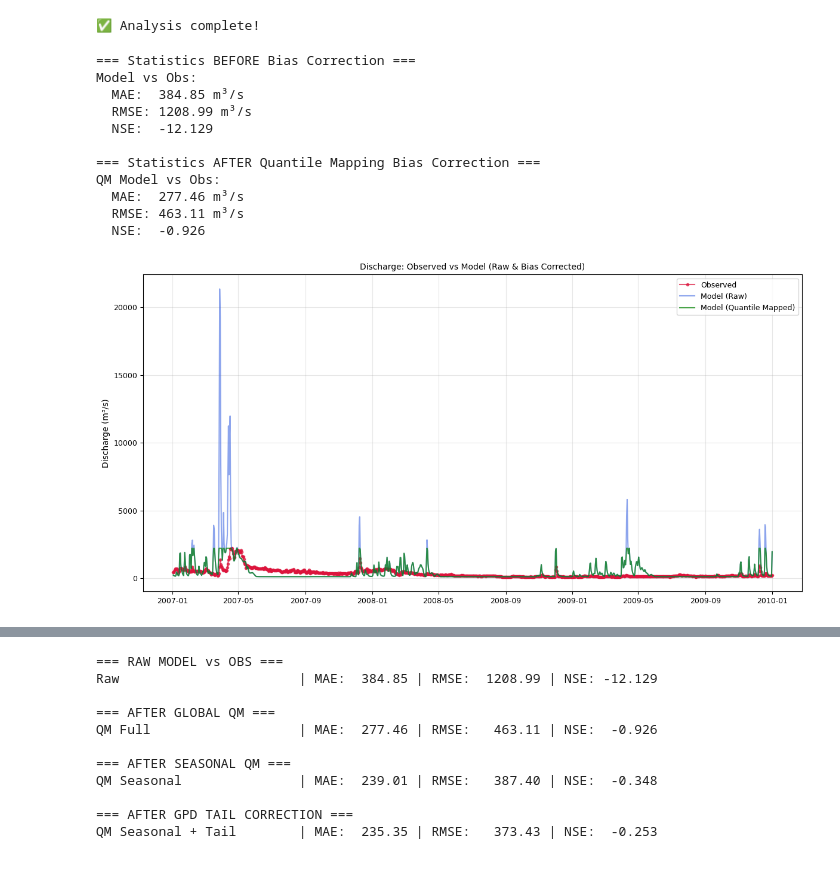
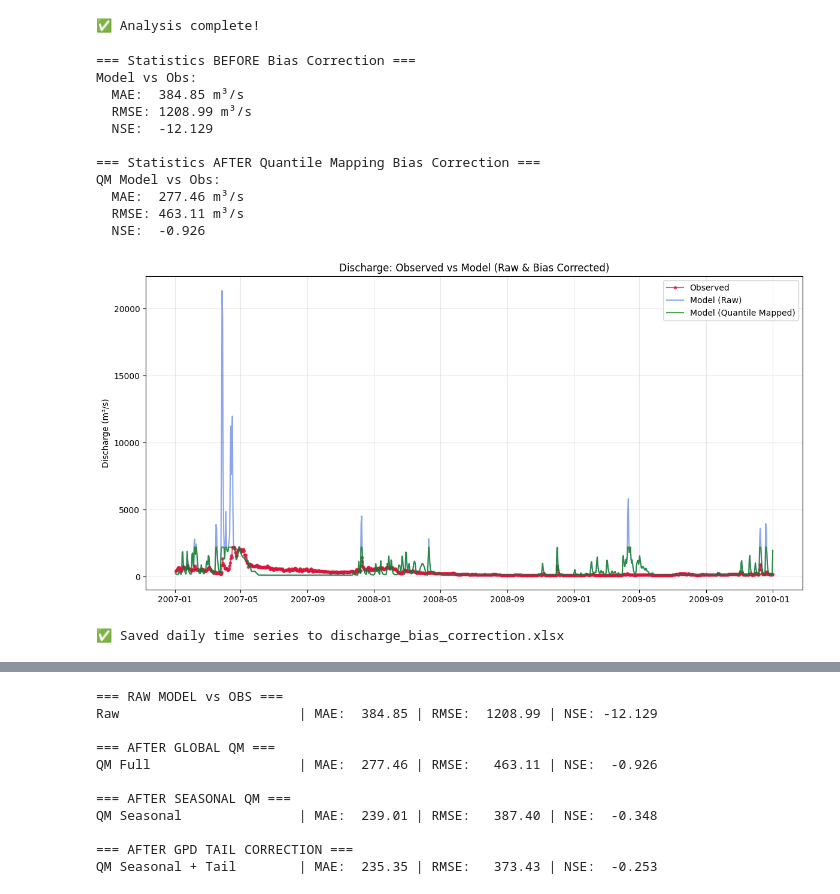
Before and after one commit to AliRezaee86/River_Discharge_Data, a Jupyter notebook: Validation_Data_Discharge.ipynb, the cells around one changed output, grey strips where cells are left out. Drawn from its saved outputs; the diff is of its cells as text; code cells hidden in the pictures.

```diff
--- a/Validation_Data_Discharge.ipynb
+++ b/Validation_Data_Discharge.ipynb
@@ -672,31 +672,51 @@ def print_stats(label, obs, mod):
 
 print("\n=== Statistics BEFORE Bias Correction ===")
 print_stats("Model vs Obs", aligned['obs_discharge'], aligned['model_discharge'])
 
 print("\n=== Statistics AFTER Quantile Mapping Bias Correction ===")
 print_stats("QM Model vs Obs", aligned['obs_discharge'], aligned['model_discharge_qm'])
 
 # ========== 5. Plot ==========
 plt.figure(figsize=(12, 6))
 plt.plot(aligned.index, aligned['obs_discharge'], label='Observed', color='crimson', marker='o', markersize=3, alpha=0.7)
 plt.plot(aligned.index, aligned['model_discharge'], label='Model (Raw)', color='royalblue', alpha=0.6)
 plt.plot(aligned.index, aligned['model_discharge_qm'], label='Model (Quantile Mapped)', color='green', alpha=0.7)
 plt.title('Discharge: Observed vs Model (Raw & Bias Corrected)')
 plt.ylabel('Discharge (m³/s)')
 plt.legend()
 plt.grid(True, alpha=0.3)
 plt.tight_layout()
 plt.show()
+
+# ========== 6. SAVE TO EXCEL (REVISED) ==========
+
+# 6.1 Build an export DataFrame with explicit columns
+export_df = pd.DataFrame({
+    'Date':                   aligned.index,
+    'Observed (m3/s)':        aligned['obs_discharge'].values,
+    'Raw Model (m3/s)':       aligned['model_discharge'].values,
+    'QM Corrected (m3/s)':    aligned['model_discharge_qm'].values
+})
+
+# 6.2 Set Date as the index (optional—Excel will still show it)
+export_df.set_index('Date', inplace=True)
+
+# 6.3 Write to Excel
+excel_path = 'discharge_bias_correction.xlsx'
+export_df.to_excel(excel_path, sheet_name='Daily', engine='openpyxl')
+
+print(f"\n✅ Saved daily time series to {excel_path}")
 # %% [output]
 === Statistics BEFORE Bias Correction ===
 Model vs Obs:
   MAE:  384.85 m³/s
   RMSE: 1208.99 m³/s
   NSE:  -12.129
 
 === Statistics AFTER Quantile Mapping Bias Correction ===
 QM Model vs Obs:
   MAE:  277.46 m³/s
   RMSE: 463.11 m³/s
   NSE:  -0.926
-[figure, old version]
+[figure, new version]
+✅ Saved daily time series to discharge_bias_correction.xlsx
```
Also changed, not shown: parts of 1 cell of this notebook.
